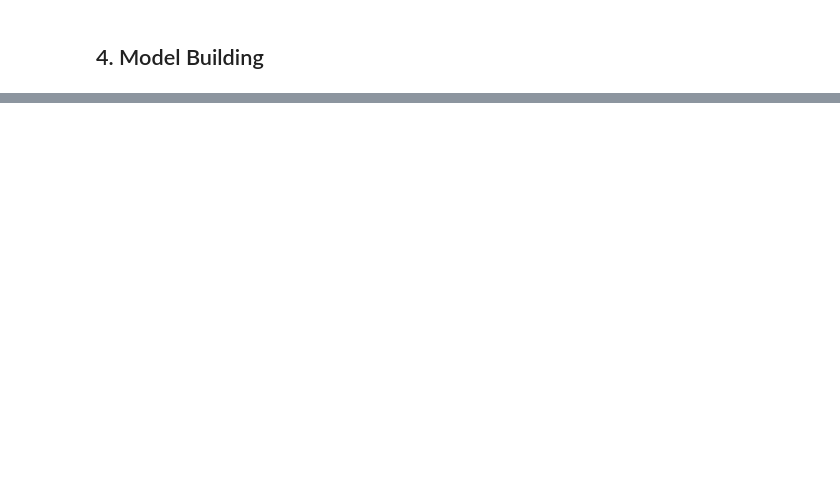
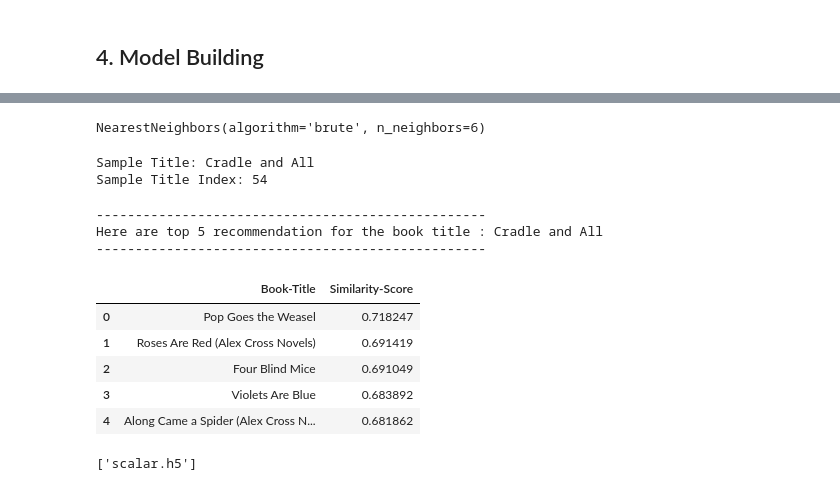
Before and after one commit to shubhamwankar/Book_Recommendation_System, a Jupyter notebook: model.ipynb, the cells around one changed output, grey strips where cells are left out. Cells and saved outputs as stored; diff of their text form; code cells hidden in the pictures; blank space fills up the shorter version.

```diff
--- a/model.ipynb
+++ b/model.ipynb
@@ -349,0 +137,61 @@ EmbeddingNet(
+# %%
+# Fitting model
+model.fit(similarity_df)
+# %% [output]
+NearestNeighbors(algorithm='brute', n_neighbors=6)
+# %%
+sample_title = np.random.choice(pivot_df.index.values)
+sample_title_index = pivot_df.index.values.tolist().index(sample_title)
+print(f"Sample Title: {sample_title}")
+print(f"Sample Title Index: {sample_title_index}")
+# %% [output]
+Sample Title: Cradle and All
+Sample Title Index: 54
+# %%
+# Retrieving suggestions and distances
+distance, suggestions = model.kneighbors(similarity_df[sample_title_index, :].reshape(1, -1))
+# %%
+# Function to recommend
+def recommend(book_title):
+    list_of_books = pivot_df.index.values.tolist()
+    if book_title in list_of_books:
+        title_index = list_of_books.index(book_title)
+        distance, suggestions = model.kneighbors(similarity_df[title_index, :].reshape(1, -1))
+        distance, suggestions = distance[0][1:].tolist(), suggestions[0][1:].tolist()
+        book_names = [list_of_books[i] for i in suggestions]
+        recommendation_df = pd.DataFrame({'Book-Title': book_names,
+                                         'Similarity-Score': distance})
+
+        recommendation_df['Similarity-Score'] = recommendation_df['Similarity-Score'].apply(lambda x: 2.0 - x if x > 1 else x)
+        recommendation_df.sort_values('Similarity-Score', ascending=False, inplace=True)
+        print("-"*50)
+        print(f"Here are top 5 recommendation for the book title : {book_title}")
+        print("-"*50)
+        return recommendation_df
+    else:
+        print("ERROR: Couldn't find the Book Title in the database")
+        print("-"*50)
+        suggest_books = []
+        print("You can try with the below titles:")
+        print("-"*50)
+        for i in range(5):
+            print(np.random.choice(list_of_books))
+# %%
+recommend(sample_title)
+# %% [output]
+--------------------------------------------------
+Here are top 5 recommendation for the book title : Cradle and All
+--------------------------------------------------
+|  | Book-Title | Similarity-Score |
+| 0 | Pop Goes the Weasel | 0.718247 |
+| 1 | Roses Are Red (Alex Cross Novels) | 0.691419 |
+| 2 | Four Blind Mice | 0.691049 |
+| 3 | Violets Are Blue | 0.683892 |
+| 4 | Along Came a Spider (Alex Cross N... | 0.681862 |
+# %%
+import joblib
+joblib.dump(model, "model.h5")
+pivot_df.to_csv("pivot_data.csv")
+joblib.dump(scalar, "scalar.h5")
+# %% [output]
+['scalar.h5']
```
Also changed, not shown: parts of 33 cells of this notebook, 6 other files.
